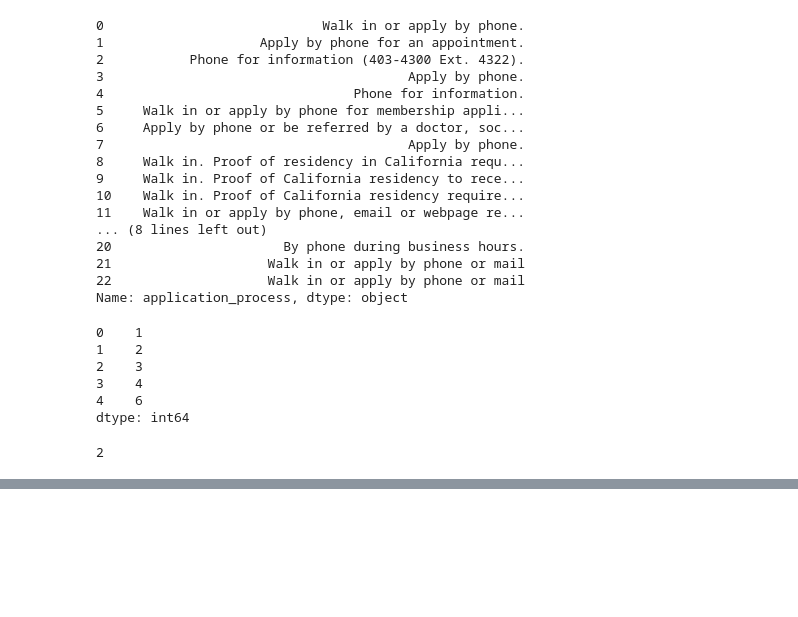
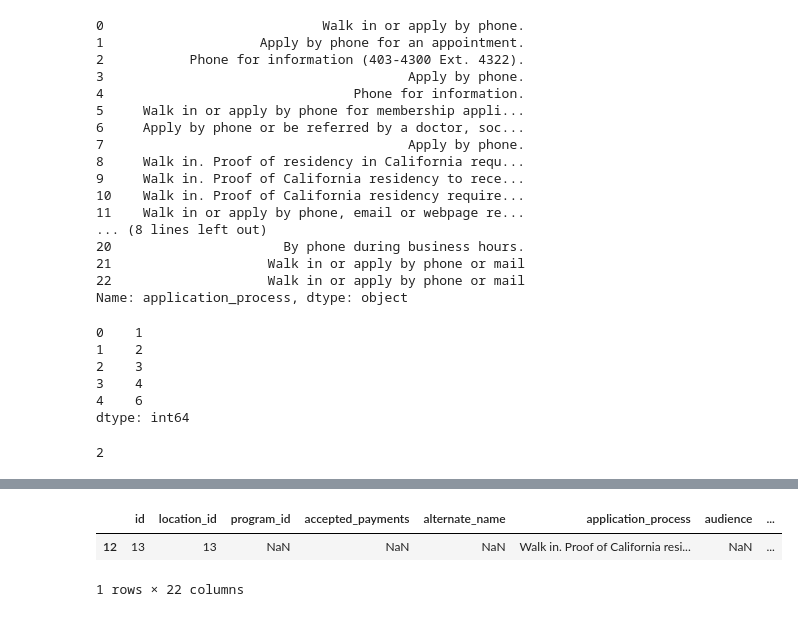
Before and after one commit to MuthuswamyNadar/Python-DSA, a Jupyter notebook: Python(pandas)/Pandas_basics.ipynb, the cells around one changed output, grey strips where cells are left out. Drawn from its saved outputs; the diff is of its cells as text; code cells hidden in the pictures; blank space fills up the shorter version.

```diff
--- a/Python(pandas)/Pandas_basics.ipynb
+++ b/Python(pandas)/Pandas_basics.ipynb
@@ -234,0 +284,6 @@ list
+# %%
+df.sample()
+# %% [output]
+|  | id | location_id | program_id | accepted_payments | alternate_name | application_process | audience | ... |
+| 12 | 13 | 13 | NaN | NaN | NaN | Walk in. Proof of California resi... | NaN | ... |
+1 rows × 22 columns
```
Also changed, not shown: parts of 12 cells of this notebook.
